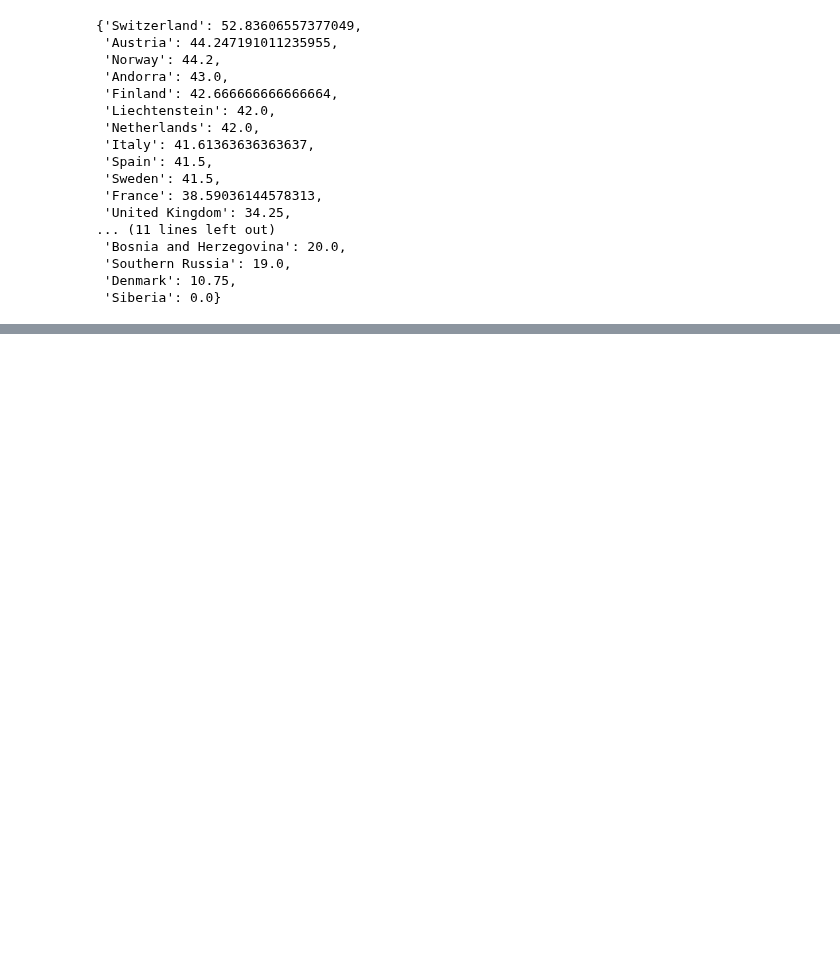
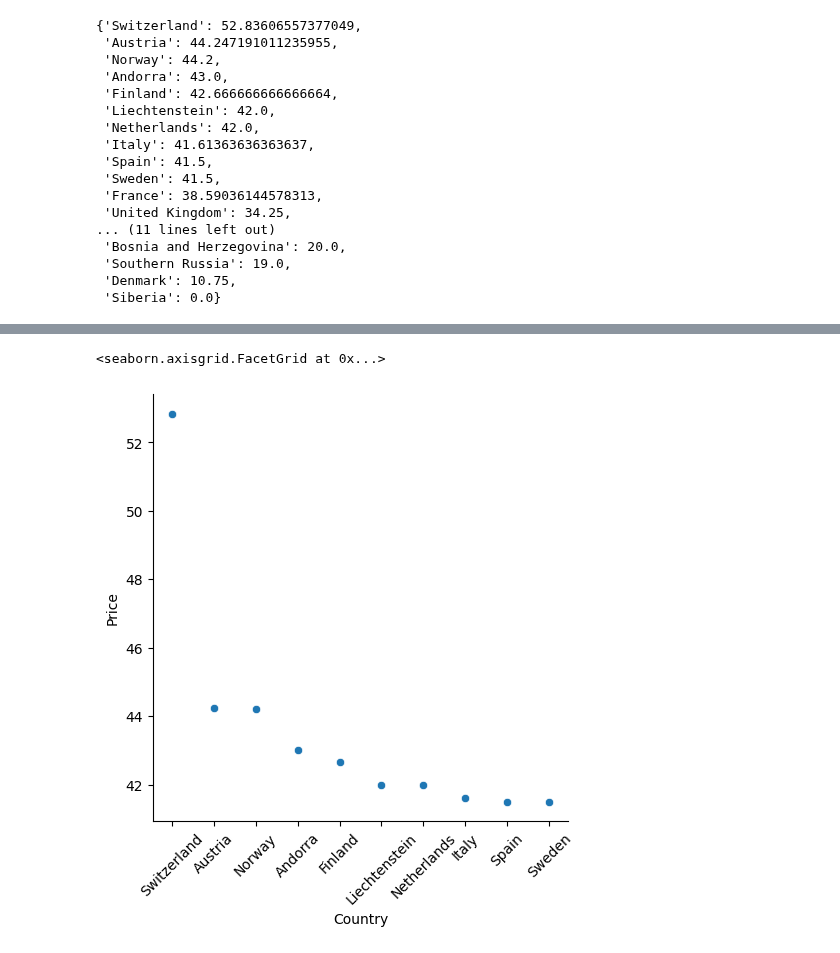
Before and after one commit to nembdev/python_portfolio, a Jupyter notebook: Data Analysis Projects/European Ski Resorts(Pandas)/European Ski Resorts ll.ipynb, the cells around one changed output, grey strips where cells are left out. Cells and saved outputs as stored; diff of their text form; code cells hidden in the pictures; blank space fills up the shorter version.

Commit message:
converted price dict to df added basic seaborn chart

```diff
--- a/Data Analysis Projects/European Ski Resorts(Pandas)/European Ski Resorts ll.ipynb
+++ b/Data Analysis Projects/European Ski Resorts(Pandas)/European Ski Resorts ll.ipynb
@@ -300,3 +300,6 @@ sorted_prices
  'Southern Russia': 19.0,
  'Denmark': 10.75,
  'Siberia': 0.0}
+# %%
+price_country = pd.DataFrame.from_dict(avg_price_by_country)
+price_country.columns = ["Country", "Price"]
@@ -302,0 +324,10 @@ sorted_prices
+# %%
+price_plot = sns.relplot(data=price_country.iloc[0:10,],
+            x='Country',
+            y='Price',
+           )
+plt.xticks(rotation=45)
+price_plot
+# %% [output]
+<seaborn.axisgrid.FacetGrid at 0x...>
+[figure, added]
```
Also changed, not shown: parts of 2 cells of this notebook.
